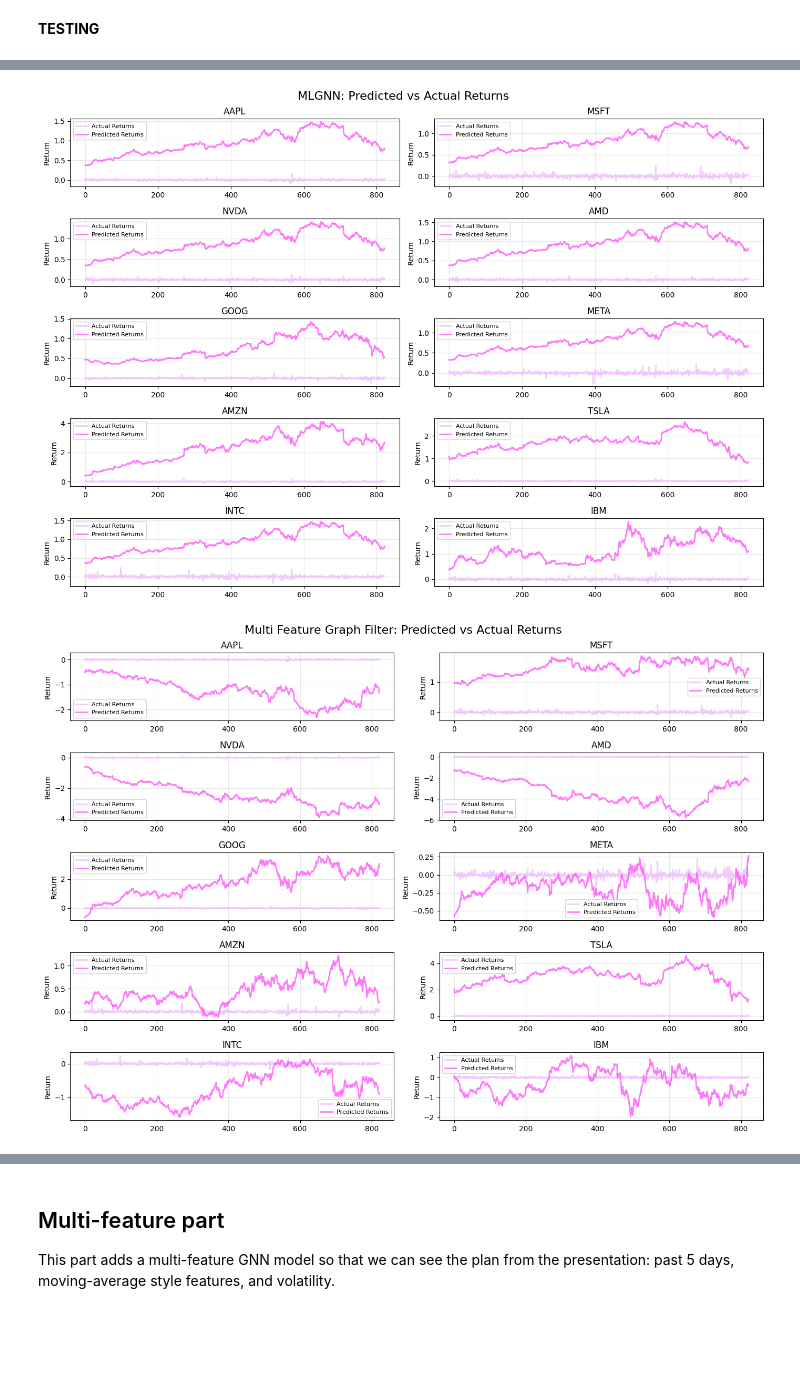
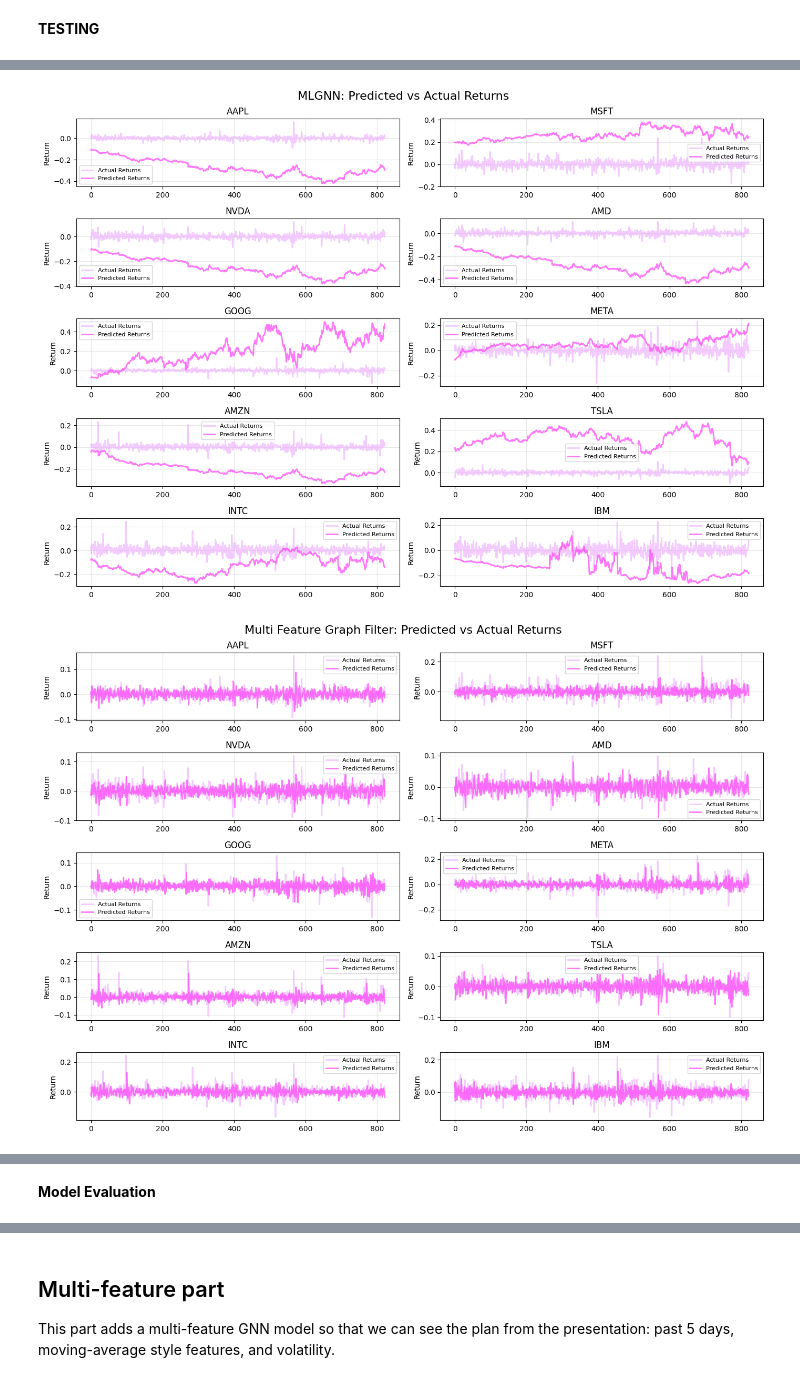
Before and after one commit to ellarubinshtein/stock-gnn, a Jupyter notebook: stock-prediction_multifeature_clean.ipynb, the cells around one changed output, grey strips where cells are left out. Saved outputs shown, nothing was run; the diff lists cells and outputs as text; code cells hidden in the pictures; blank space fills up the shorter version.

Commit message:
new graph generation with multi features

```diff
--- a/stock-prediction_multifeature_clean.ipynb
+++ b/stock-prediction_multifeature_clean.ipynb
@@ -203,7 +336,10 @@ class MLGNN(nn.Module):
         super().__init__()
         layers = []
         for layer in range(l):
-            layers.append(graph_perceptron(gso, k[layer], sigma))
+            if layer < l - 1:
+                layers.append(graph_perceptron(gso, k[layer], sigma))
+            else:
+                layers.append(graph_perceptron(gso, k[layer], nn.Identity()))  # no activation on last layer
         self.layers = nn.Sequential(*layers)
 
     def forward(self, x):
@@ -284,8 +420,9 @@ class GNNMulti(nn.Module):
 
         gml = []
         for layer in range(l):
-            gml.append(GraphFilterMulti(gso,k[layer],f[layer],f[layer+1]))
-            gml.append(sigma)
+            gml.append(GraphFilterMulti(gso, k[layer], f[layer], f[layer+1]))
+            if layer < l - 1:  # no activation after last layer
+                gml.append(sigma)
 
         self.gml = nn.Sequential(*gml)
 
@@ -311,6 +448,25 @@ def train_model(model, x_train, y_train, lr=0.01, epochs=300):
             print(f"Early stopping at epoch {epoch+1} with loss {loss.item():.6f}")
             break
     return model, losses
+# %%
+def train_model_multi(model, x_train, y_train, lr=0.001, epochs=300):
+    criterion = nn.MSELoss()
+    optimizer = optim.Adam(model.parameters(), lr=lr)
+    losses = []
+    for epoch in range(epochs):
+        model.train()
+        optimizer.zero_grad()
+        pred = model(x_train).squeeze(1)  # (B, 1, N) --> (B, N)
+        loss = criterion(pred, y_train)
+        loss.backward()
+        optimizer.step()
+        losses.append(loss.item())
+        if (epoch+1) % 10 == 0:
+            print(f"Epoch {epoch+1}/{epochs}, Loss: {loss.item():.6f}")
+        if loss.item() < 1e-6:
+            print(f"Early stopping at epoch {epoch+1}")
+            break
+    return model, losses
 # %%
 corr = stock_graph(y_train)
 corr = normalize_graph(corr)
@@ -461,15 +653,15 @@ with torch.no_grad():
     gf_pred = gf_model(x_test_tensor)
     gp_pred = gp_model(x_test_tensor)
     mlgnn_pred = mlgnn_model(x_test_tensor)
-    mfgf_pred = mfgf_model(x_test_tensor.unsqueeze(1)).squeeze(1)
-    mfgnn_pred = mfgnn_model(x_test_tensor.unsqueeze(1)).squeeze(1)
+    mfgf_pred = mfgf_model(x_test_tensor_mf).squeeze(1) # reshape from [B, 1, N] to [B, N]
+    mfgnn_pred = mfgnn_model(x_test_tensor_mf).squeeze(1) # reshape from [B, 1, N] to [B, N]
 
     # Compute test loss
     gf_test_loss = criterion(gf_pred, y_test_tensor)
     gp_test_loss = criterion(gp_pred, y_test_tensor)
     mlgnn_test_loss = criterion(mlgnn_pred, y_test_tensor)
-    mfgf_test_loss = criterion(mfgf_pred, y_test_tensor)
-    mfgnn_test_loss = criterion(mfgnn_pred, y_test_tensor)
+    mfgf_test_loss = criterion(mfgf_pred, y_test_tensor_mf)
+    mfgnn_test_loss = criterion(mfgnn_pred, y_test_tensor_mf)
 
 print(f"\n=== Test Results ===")
 print(f"Graph Filter Test Loss: {gf_test_loss.item():.6f}")
@@ -559,2 +751,2 @@ Multi Feature GNN Test Loss: 0.000679
-[figure, old version]
+[figure, new version]
-[figure, old version]
+[figure, new version]
@@ -561,0 +754,2 @@ Multi Feature GNN Test Loss: 0.000679
+# %% [markdown]
+**Model Evaluation**
```
Also changed, not shown: parts of 14 cells of this notebook, 1 other file.
